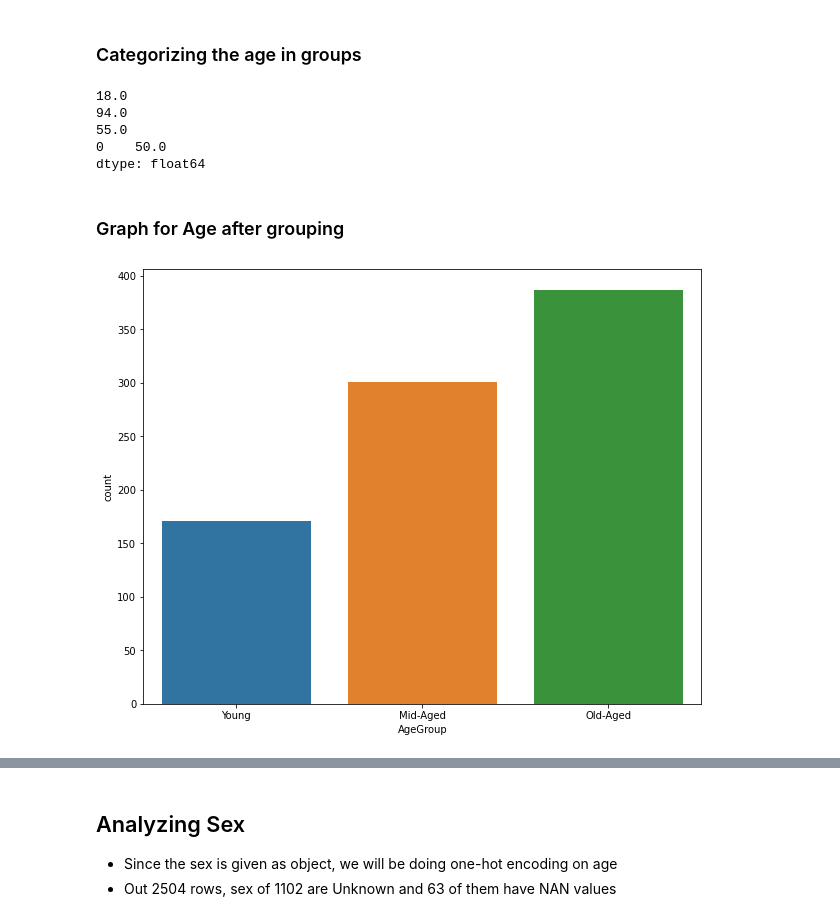
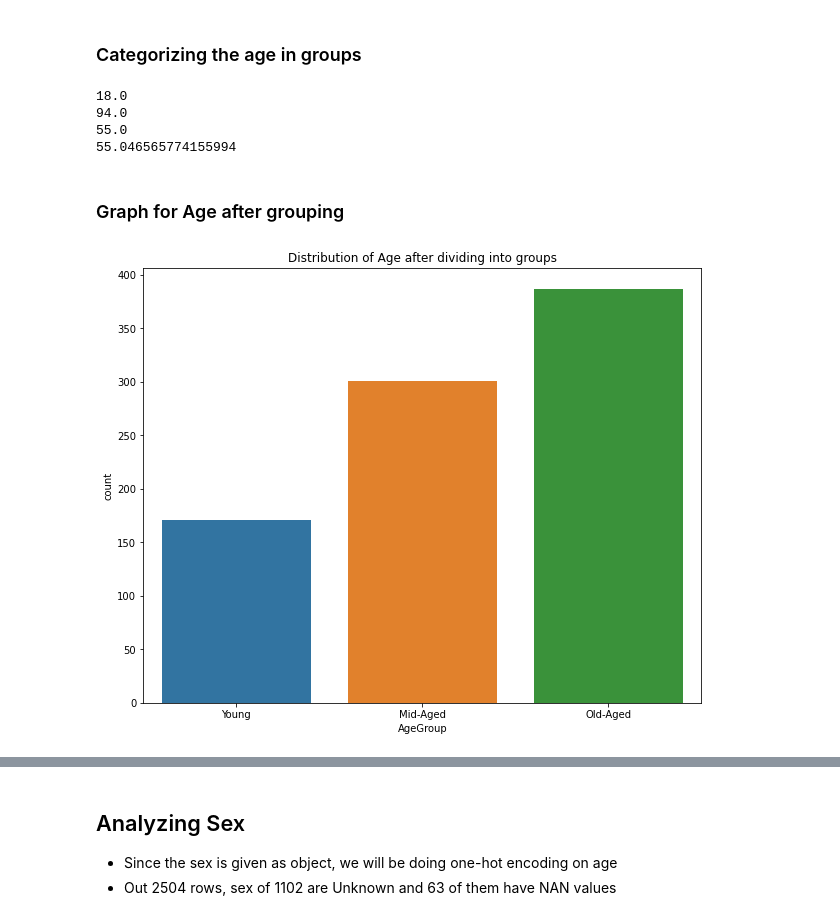
Before and after one commit to RashmiAPatel19/SMU-MSDS-CapstoneA, a Jupyter notebook: Code/RP_LA_Capstone_COVID.ipynb, the cells around one changed output, grey strips where cells are left out. Cells and saved outputs as stored; diff of their text form; code cells hidden in the pictures.

```diff
--- a/Code/RP_LA_Capstone_COVID.ipynb
+++ b/Code/RP_LA_Capstone_COVID.ipynb
@@ -120,6 +140,8 @@ Unclear      194
 Name: Covid-Detection, dtype: int64
 # %% [markdown]
 ### Graph for covid-detection
+# %%
+data['Covid-Detection'].replace('NON-COVID','Normal',inplace=True)
 # %%
 plt.figure(figsize=(10,8))
 sns.countplot(x ='Covid-Detection', data = data)
@@ -187,13 +208,12 @@ data['age'].hist(figsize=(10,8))
 print(data['age'].min())
 print(data['age'].max())
 print(data['age'].median())
-print(data['age'].mode())
+print(data['age'].mean())
 # %% [output]
 18.0
 94.0
 55.0
-0    50.0
-dtype: float64
+55.046565774155994
 # %%
 bins= [0,40,60,100]
 labels = ['Young','Mid-Aged','Old-Aged']
@@ -203,8 +223,8 @@ data['AgeGroup'] = pd.cut(data['age'], bins=bins, labels=labels, right=False)
 # %%
 plt.figure(figsize=(10,8))
 sns.countplot(x ='AgeGroup', data = data)
-
+plt.title('Distribution of Age after dividing into groups')
 # Show the plot
 plt.show()
 # %% [output]
-[figure, old version]
+[figure, new version]
```
Also changed, not shown: parts of 29 cells of this notebook.
